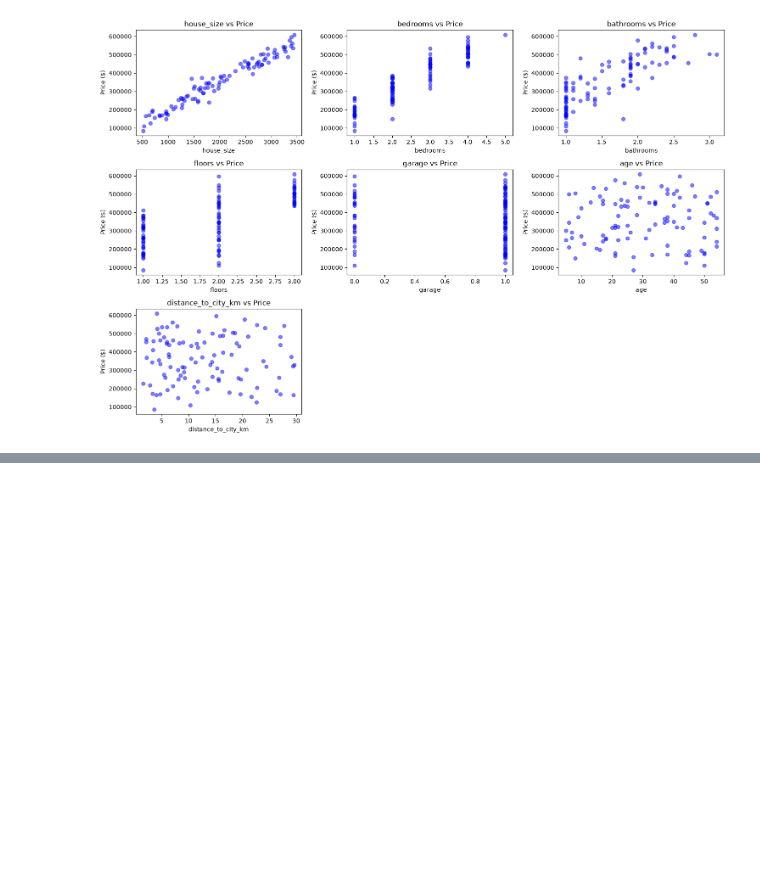
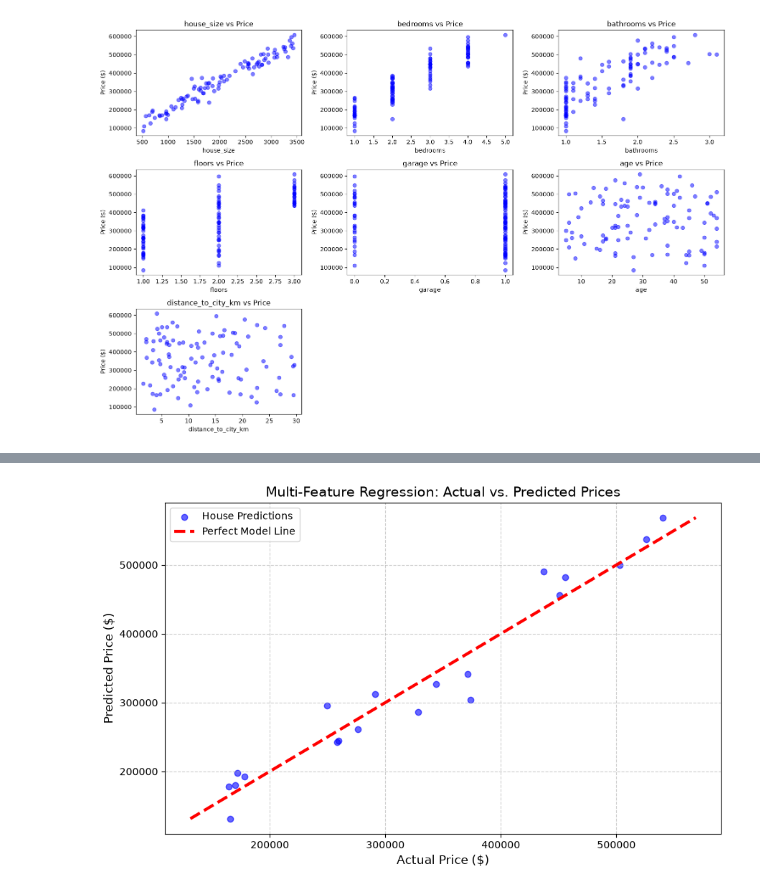
Before and after one commit to dawoodafzal62138/My-ML-Journey, a Jupyter notebook: Phase 2/Projects/Linear Regression from scratch/LR_many feature.ipynb, the cells around one changed output, grey strips where cells are left out. Drawn from its saved outputs; the diff is of its cells as text; code cells hidden in the pictures; blank space fills up the shorter version.

Commit message:
[Linear Regression from scratch ] add implementation for many variable

```diff
--- a/Phase 2/Projects/Linear Regression from scratch/LR_many feature.ipynb
+++ b/Phase 2/Projects/Linear Regression from scratch/LR_many feature.ipynb
@@ -28,3 +30,9 @@ plt.tight_layout()
 plt.show()
 # %% [output]
 [figure]
+# %%
+def min_max_normalization(array : NDArray) -> NDArray:
+        return (array - np.min(array)) / (np.max(array) - np.min(array))
+def min_max_denormalization(array : NDArray , array_norm: NDArray) -> NDArray:
+        return array_norm * (np.max(array) - np.min(array)) + np.min(array)
+        # Y_predict_norm * (Y_raw.max() - Y_raw.min()) + Y_raw.min()
@@ -30,0 +168,30 @@ plt.show()
+# %%
+import matplotlib.pyplot as plt
+import numpy as np
+
+# 1. Ensure actual_prices_test and Y_predict are flattened 1D arrays
+actuals = np.array(actual_prices_test).flatten()
+predictions = np.array(Y_predict).flatten()
+
+# 2. Create the scatter plot
+plt.figure(figsize=(10, 6))
+plt.scatter(actuals, predictions, alpha=0.6, color="blue", label="House Predictions")
+
+# 3. Draw the "Perfect Prediction" diagonal line
+# We find the min and max values to know where to start and end the line
+min_val = min(actuals.min(), predictions.min())
+max_val = max(actuals.max(), predictions.max())
+
+plt.plot([min_val, max_val], [min_val, max_val], color="red", linewidth=3, linestyle="--", label="Perfect Model Line")
+
+# 4. Add labels and title
+plt.xlabel("Actual Price ($)", fontsize=12)
+plt.ylabel("Predicted Price ($)", fontsize=12)
+plt.title("Multi-Feature Regression: Actual vs. Predicted Prices", fontsize=14)
+plt.legend(loc="upper left")
+plt.grid(True, linestyle="--", alpha=0.6)
+
+# 5. Show plot
+plt.show()
+# %% [output]
+[figure, added]
```
Also changed, not shown: parts of 5 cells of this notebook, 1 other file.
